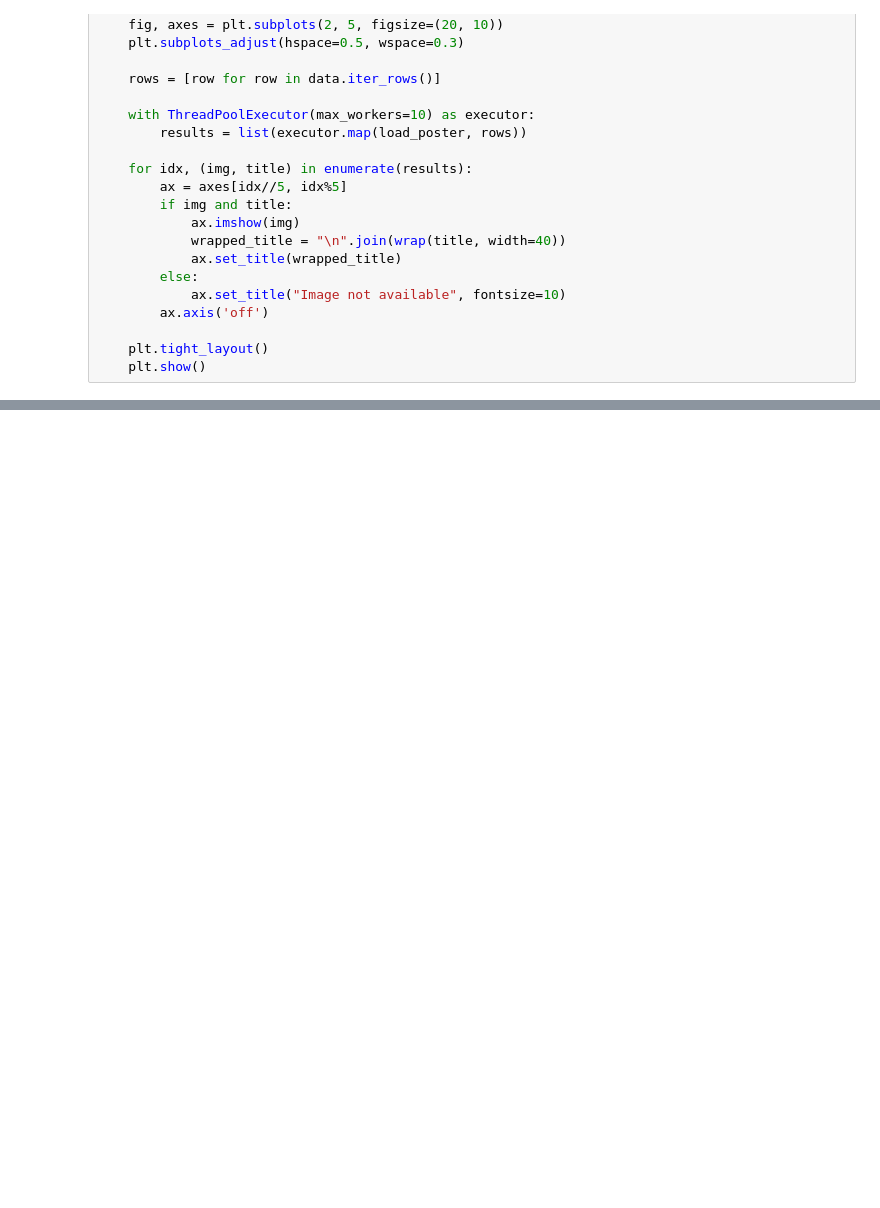
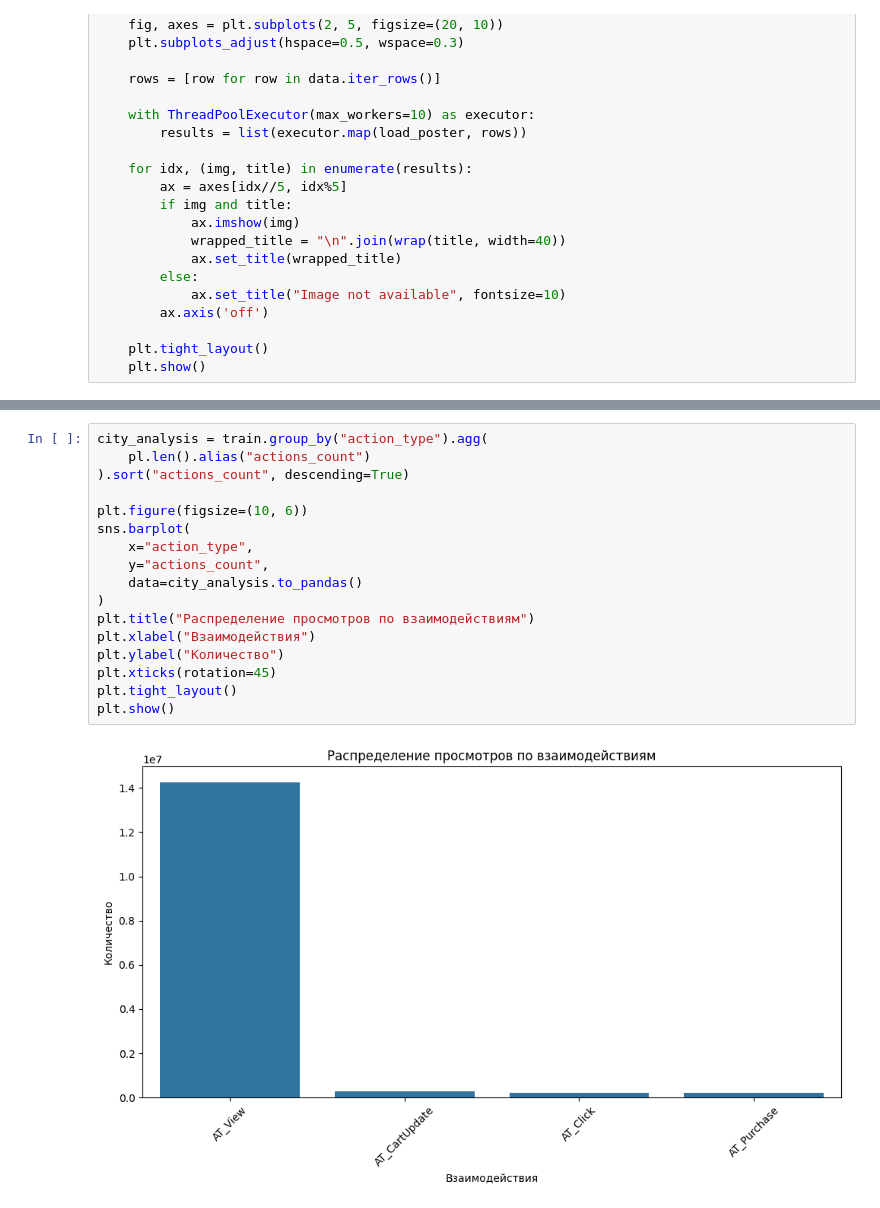
Before and after one commit to almayor/lavka-rs-contest, a Jupyter notebook: homework.ipynb, the cells around one changed output, grey strips where cells are left out. Cells and saved outputs as stored; diff of their text form; blank space fills up the shorter version.

```diff
--- a/homework.ipynb
+++ b/homework.ipynb
@@ -117,0 +239,19 @@ class RankingMetrics:
+# %%
+city_analysis = train.group_by("action_type").agg(
+    pl.len().alias("actions_count")
+).sort("actions_count", descending=True)
+
+plt.figure(figsize=(10, 6))
+sns.barplot(
+    x="action_type",
+    y="actions_count",
+    data=city_analysis.to_pandas()
+)
+plt.title("Распределение просмотров по взаимодействиям")
+plt.xlabel("Взаимодействия")
+plt.ylabel("Количество")
+plt.xticks(rotation=45)
+plt.tight_layout()
+plt.show()
+# %% [output]
+[figure, added]
```
Also changed, not shown: parts of 29 cells of this notebook, 7 other files.
